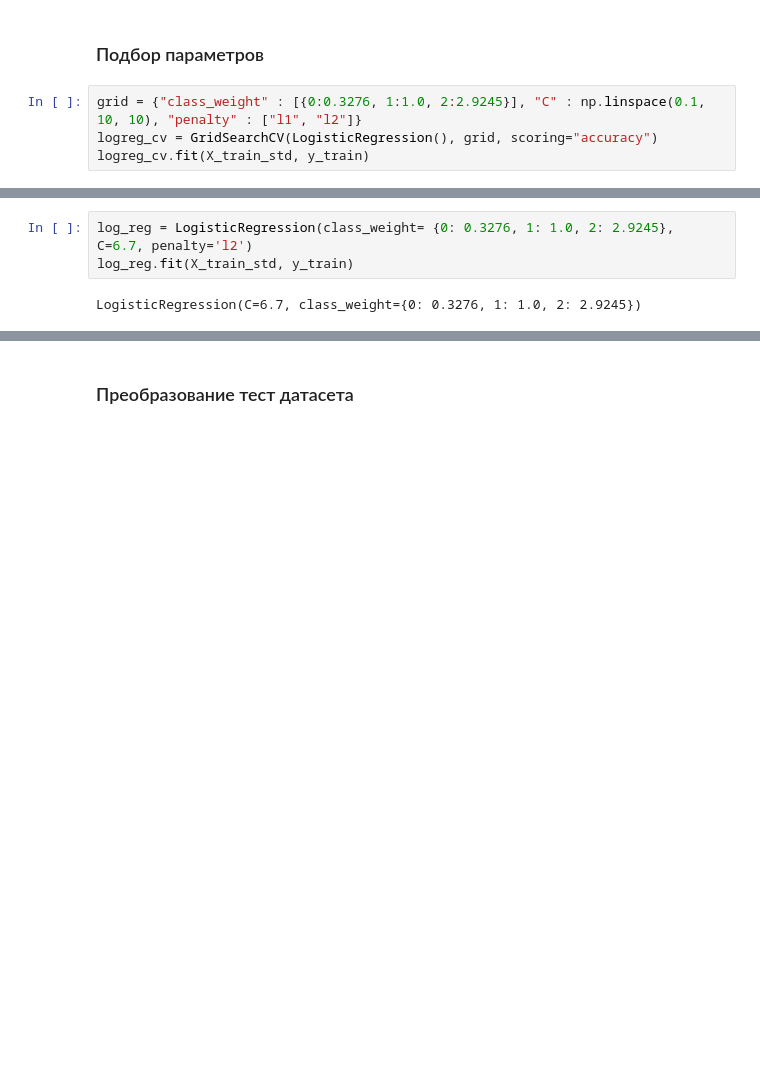
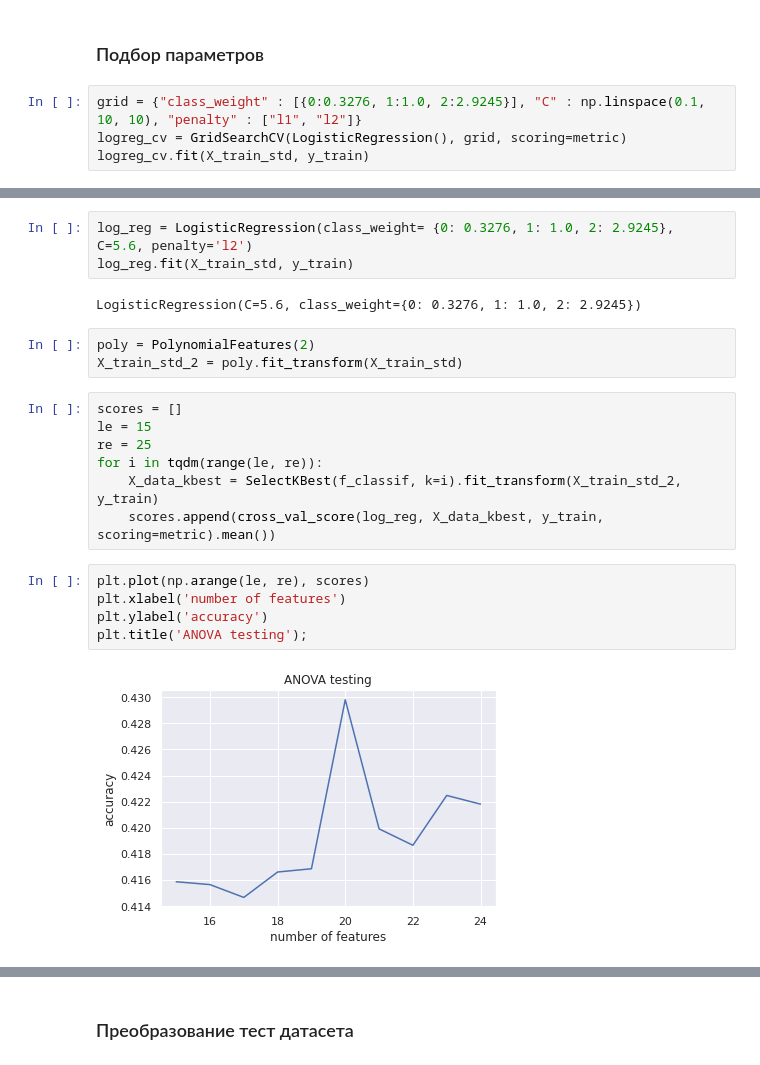
Before and after one commit to superAIyah/ML_Learn_Tinkoff, a Jupyter notebook: 5_feature_engineering/hw/HW.ipynb, the cells around one changed output, grey strips where cells are left out. Drawn from its saved outputs; the diff is of its cells as text; blank space fills up the shorter version.

Commit message:
Lesson 5 | hw score 0.538

```diff
--- a/5_feature_engineering/hw/HW.ipynb
+++ b/5_feature_engineering/hw/HW.ipynb
@@ -298,7 +306,7 @@ print(cross_val_score(LogisticRegression(class_weight={0:0.3276, 1:1.0, 2:2.9245
 ### Подбор параметров
 # %%
 grid = {"class_weight" : [{0:0.3276, 1:1.0, 2:2.9245}], "C" : np.linspace(0.1, 10, 10), "penalty" : ["l1", "l2"]}
-logreg_cv = GridSearchCV(LogisticRegression(), grid, scoring="accuracy")
+logreg_cv = GridSearchCV(LogisticRegression(), grid, scoring=metric)
 logreg_cv.fit(X_train_std, y_train)
 # %% [output]
 GridSearchCV(estimator=LogisticRegression(),
@@ -315,5 +323,22 @@ print(logreg_cv.best_params_)
 # %%
-log_reg = LogisticRegression(class_weight= {0: 0.3276, 1: 1.0, 2: 2.9245}, C=6.7, penalty='l2')
+log_reg = LogisticRegression(class_weight= {0: 0.3276, 1: 1.0, 2: 2.9245}, C=5.6, penalty='l2')
 log_reg.fit(X_train_std, y_train)
 # %% [output]
-LogisticRegression(C=6.7, class_weight={0: 0.3276, 1: 1.0, 2: 2.9245})
+LogisticRegression(C=5.6, class_weight={0: 0.3276, 1: 1.0, 2: 2.9245})
+# %%
+poly = PolynomialFeatures(2)
+X_train_std_2 = poly.fit_transform(X_train_std)
+# %%
+scores = []
+le = 15
+re = 25
+for i in tqdm(range(le, re)):
+    X_data_kbest = SelectKBest(f_classif, k=i).fit_transform(X_train_std_2, y_train)
+    scores.append(cross_val_score(log_reg, X_data_kbest, y_train, scoring=metric).mean())
+# %%
+plt.plot(np.arange(le, re), scores)
+plt.xlabel('number of features')
+plt.ylabel('accuracy')
+plt.title('ANOVA testing');
+# %% [output]
+[figure, added]
```
Also changed, not shown: parts of 24 cells of this notebook, 1 other file.
